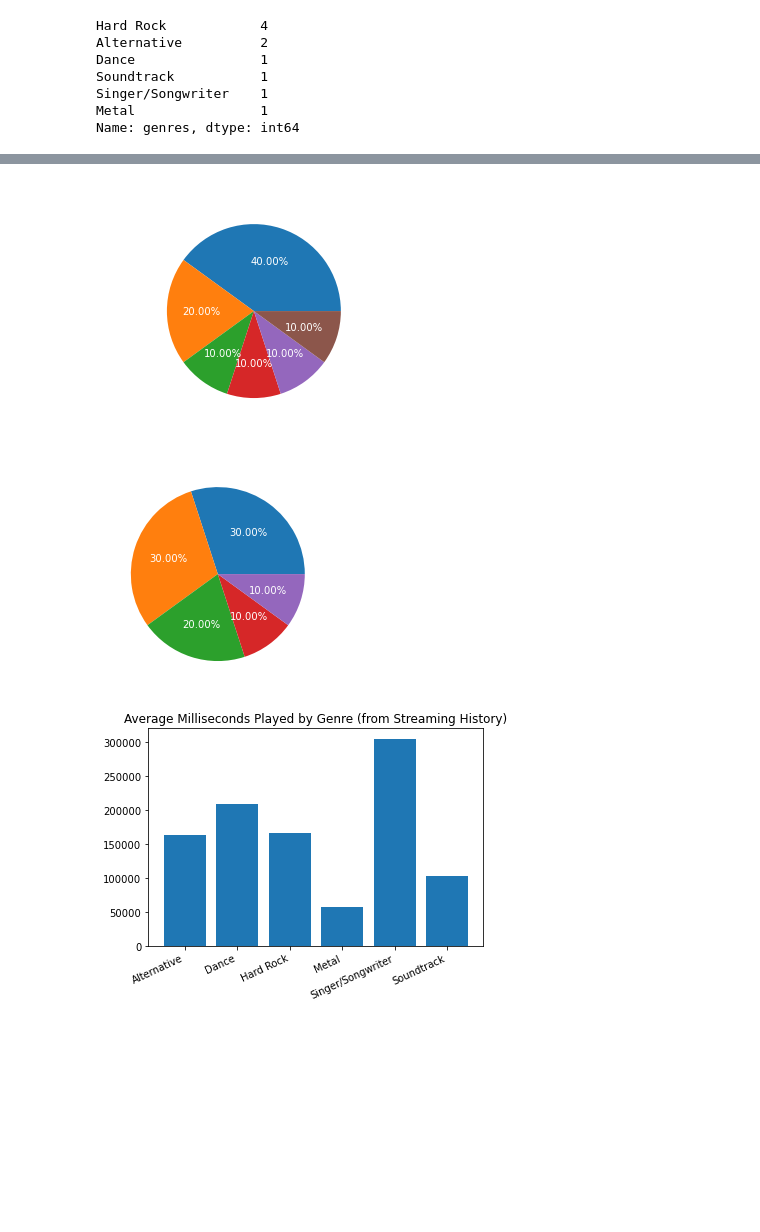
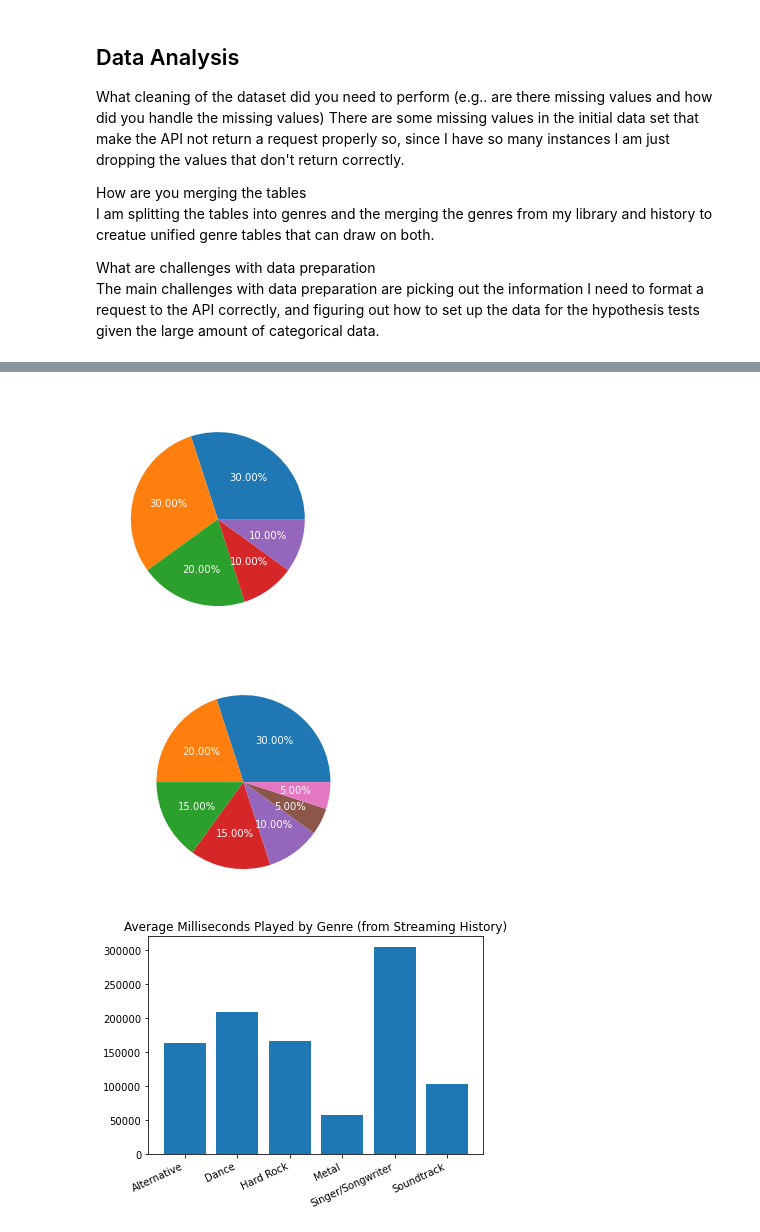
Before and after one commit to qazxd/IntroToDataSciFinalProject, a Jupyter notebook: Report.ipynb, the cells around one changed output, grey strips where cells are left out. Drawn from its saved outputs; the diff is of its cells as text; code cells hidden in the pictures; blank space fills up the shorter version.

```diff
--- a/Report.ipynb
+++ b/Report.ipynb
@@ -24,0 +34,11 @@ What statistical hypothesis tests are you computing
+# %% [markdown]
+## Data Analysis
+
+What cleaning of the dataset did you need to perform (e.g.. are there missing values and how did you handle the missing values)
+There are some missing values in the initial data set that make the API not return a request properly so, since I have so many instances I am just dropping the values that don't return correctly.
+
+How are you merging the tables
+I am splitting the tables into genres and the merging the genres from my library and history to creatue unified genre tables that can draw on both.
+
+What are challenges with data preparation
+The main challenges with data preparation are picking out the information I need to format a request to the API correctly, and figuring out how to set up the data for the hypothesis tests given the large amount of categorical data.
@@ -50,38 +97,4 @@ for item in hist_terms:
 # %%
-hist_df_slice["genres"] = hist_genres
-lib_df_slice["genres"] = lib_genres
-
-
-
-hist_by_genres = hist_df_slice.groupby("genres")
-
-hist_genres_count = hist_df_slice["genres"].value_counts()
-lib_genres_count = lib_df_slice["genres"].value_counts()
-
-hist_msPlayed_mean = hist_by_genres["msPlayed"].mean()
-
-# print(hist_df_slice)
-# print(lib_df_slice)
-
-print(hist_genres_count)
-
-genre_to_numeric = {"Hard Rock": 1, "Metal": 2, "Alternative": 3, "Dance": 4, "Soundtrack": 5, "Singer/Songwriter": 6}
-
-hist_genres_numeric = []
-hist_genres_numeric_idx = []
-idx = 0
-
-for item in hist_genres:
-    hist_genres_numeric.append(genre_to_numeric[item])
-    hist_genres_numeric_idx.append(idx)
-    idx += 1
-
-plt.figure(figsize=(10, 10))
-plt.title("Genre Listening Pattern")
-plt.ylabel("Genre as Numeric")
-plt.plot(hist_genres_numeric_idx, hist_genres_numeric)
-plt.show()
-
 plt.figure()
 plt.rcParams.update({'text.color': 'white'})
 plt.pie(hist_genres_count, labels = hist_genres_count.index, autopct="%.2f%%")
@@ -94,16 +107,21 @@ plt.title("Library Genre Distribution")
 plt.show()
 
 plt.figure()
+plt.title("Total Genre Distribution")
+plt.pie(total_genres.value_counts(), labels = total_genres.value_counts().index, autopct="%.2f%%")
+plt.show()
+
+plt.figure()
 plt.rcParams.update({'text.color': 'black'})
 plt.bar(hist_msPlayed_mean.index, hist_msPlayed_mean)
 plt.xticks(rotation=25, ha="right")
 plt.title("Average Milliseconds Played by Genre (from Streaming History)")
 plt.show()
+
+plt.figure(figsize=(10, 10))
+plt.title("Genre Listening Pattern")
+plt.ylabel("Genre as Numeric")
+plt.plot(hist_genres_numeric_idx, hist_genres_numeric)
+plt.savefig("Genre Listening Pattern")
+plt.show()
 # %% [output]
-Hard Rock            4
-Alternative          2
-Dance                1
-Soundtrack           1
-Singer/Songwriter    1
-Metal                1
-Name: genres, dtype: int64
@@ -111,3 +129,3 @@ Name: genres, dtype: int64
-[figure, old version]
+[figure, new version]
-[figure, old version]
+[figure, new version]
 [figure]
```
Also changed, not shown: parts of 14 cells of this notebook, 14 other files.
